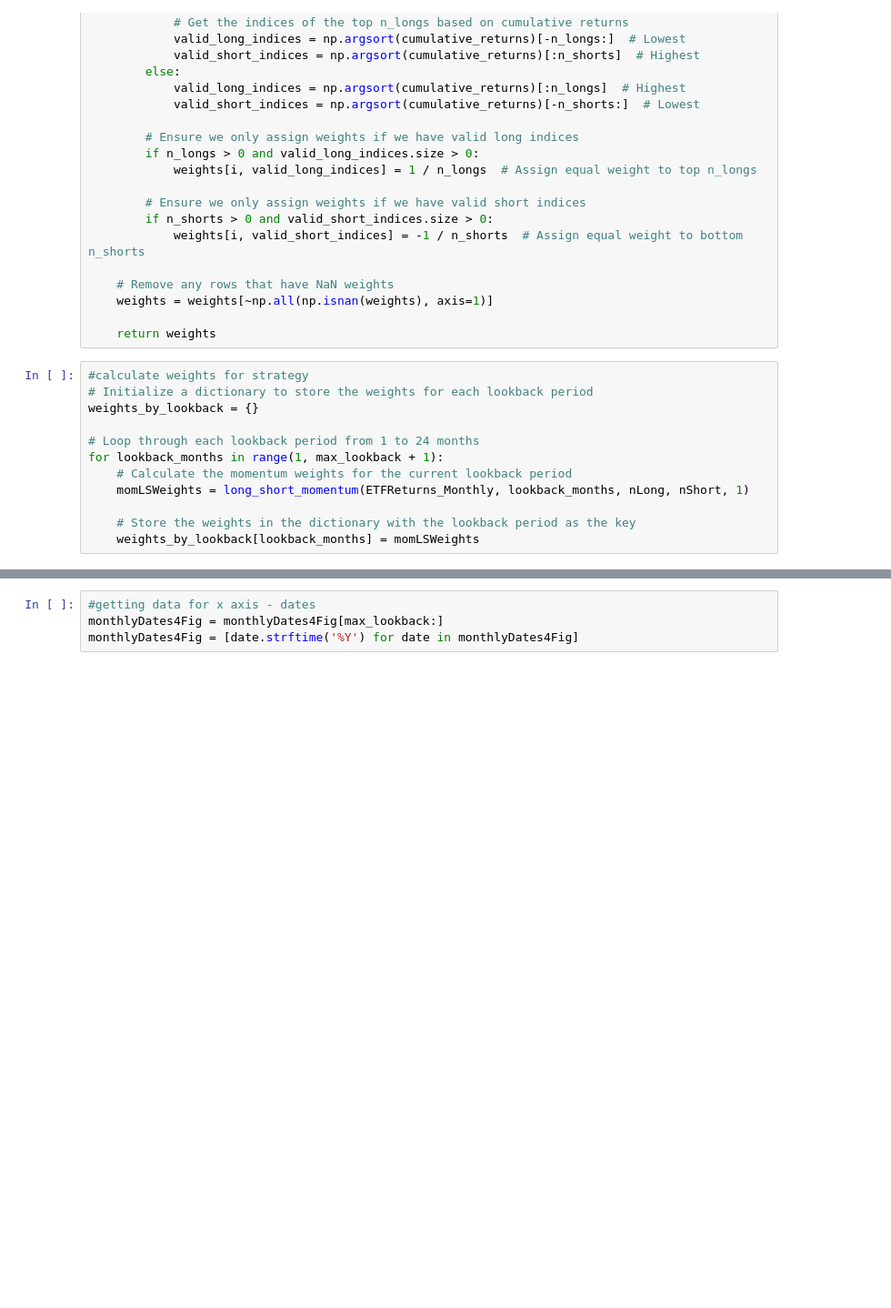
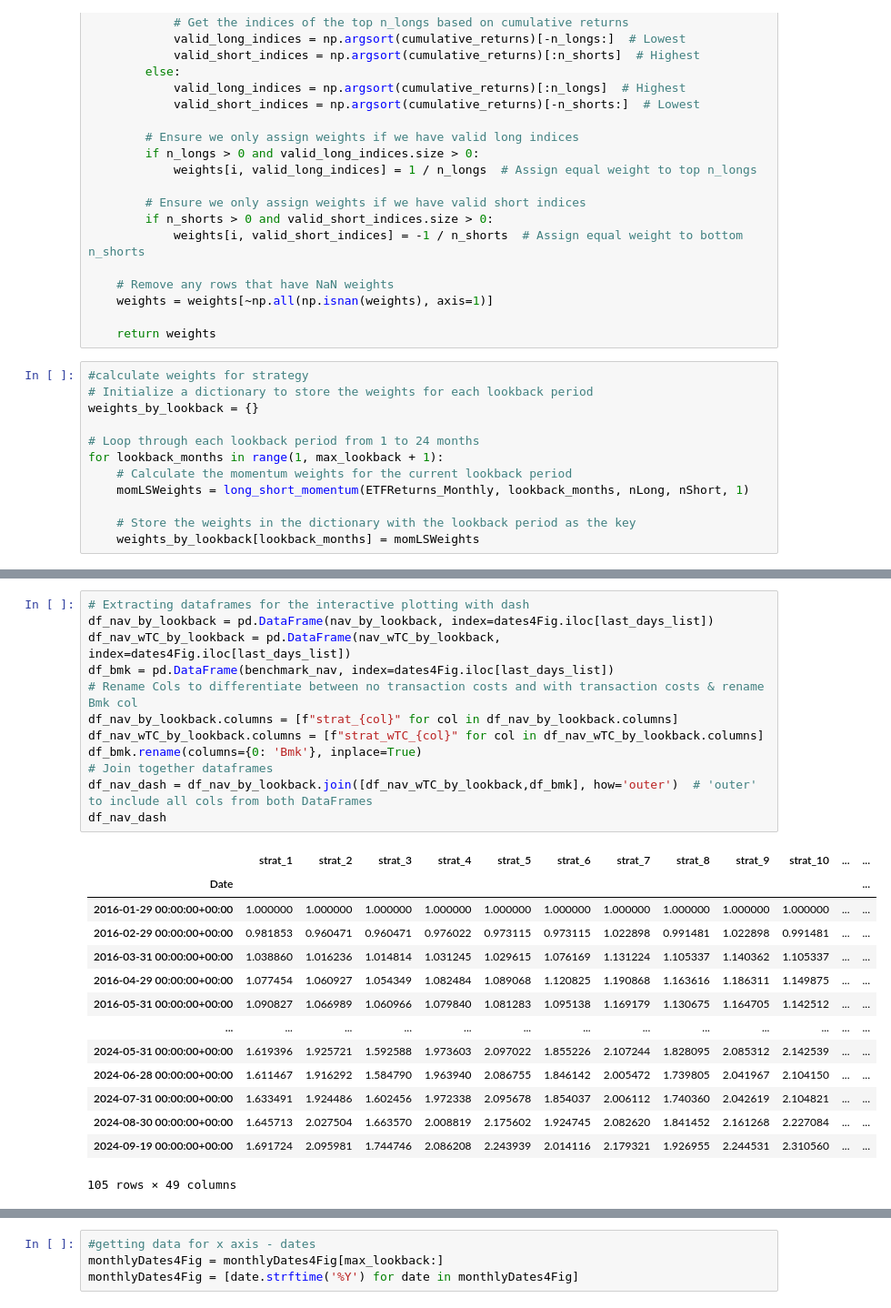
Before and after one commit to thomas0345/project_momentum, a Jupyter notebook: momentum_notebook.ipynb, the cells around one changed output, grey strips where cells are left out. Shown at 91% size. Drawn from its saved outputs; the diff is of its cells as text; blank space fills up the shorter version.

```diff
--- a/momentum_notebook.ipynb
+++ b/momentum_notebook.ipynb
@@ -541 +511,28 @@ bottom_x_lookbacks = sorted_lookbacks[:x]  # Bottom x strategies
+# %%
+# Extracting dataframes for the interactive plotting with dash
+df_nav_by_lookback = pd.DataFrame(nav_by_lookback, index=dates4Fig.iloc[last_days_list])
+df_nav_wTC_by_lookback = pd.DataFrame(nav_wTC_by_lookback, index=dates4Fig.iloc[last_days_list])
+df_bmk = pd.DataFrame(benchmark_nav, index=dates4Fig.iloc[last_days_list])
+# Rename Cols to differentiate between no transaction costs and with transaction costs & rename Bmk col
+df_nav_by_lookback.columns = [f"strat_{col}" for col in df_nav_by_lookback.columns]
+df_nav_wTC_by_lookback.columns = [f"strat_wTC_{col}" for col in df_nav_wTC_by_lookback.columns]
+df_bmk.rename(columns={0: 'Bmk'}, inplace=True)
+# Join together dataframes
+df_nav_dash = df_nav_by_lookback.join([df_nav_wTC_by_lookback,df_bmk], how='outer')  # 'outer' to include all cols from both DataFrames
+df_nav_dash
+# %% [output]
+|  | strat_1 | strat_2 | strat_3 | strat_4 | strat_5 | strat_6 | strat_7 | strat_8 | strat_9 | strat_10 | ... | ... |
+| Date |  |  |  |  |  |  |  |  |  |  |  | ... |
+| 2016-01-29 00:00:00+00:00 | 1.000000 | 1.000000 | 1.000000 | 1.000000 | 1.000000 | 1.000000 | 1.000000 | 1.000000 | 1.000000 | 1.000000 | ... | ... |
+| 2016-02-29 00:00:00+00:00 | 0.981853 | 0.960471 | 0.960471 | 0.976022 | 0.973115 | 0.973115 | 1.022898 | 0.991481 | 1.022898 | 0.991481 | ... | ... |
+| 2016-03-31 00:00:00+00:00 | 1.038860 | 1.016236 | 1.014814 | 1.031245 | 1.029615 | 1.076169 | 1.131224 | 1.105337 | 1.140362 | 1.105337 | ... | ... |
+| 2016-04-29 00:00:00+00:00 | 1.077454 | 1.060927 | 1.054349 | 1.082484 | 1.089068 | 1.120825 | 1.190868 | 1.163616 | 1.186311 | 1.149875 | ... | ... |
+| 2016-05-31 00:00:00+00:00 | 1.090827 | 1.066989 | 1.060966 | 1.079840 | 1.081283 | 1.095138 | 1.169179 | 1.130675 | 1.164705 | 1.142512 | ... | ... |
+| ... | ... | ... | ... | ... | ... | ... | ... | ... | ... | ... | ... | ... |
+| 2024-05-31 00:00:00+00:00 | 1.619396 | 1.925721 | 1.592588 | 1.973603 | 2.097022 | 1.855226 | 2.107244 | 1.828095 | 2.085312 | 2.142539 | ... | ... |
+| 2024-06-28 00:00:00+00:00 | 1.611467 | 1.916292 | 1.584790 | 1.963940 | 2.086755 | 1.846142 | 2.005472 | 1.739805 | 2.041967 | 2.104150 | ... | ... |
+| 2024-07-31 00:00:00+00:00 | 1.633491 | 1.924486 | 1.602456 | 1.972338 | 2.095678 | 1.854037 | 2.006112 | 1.740360 | 2.042619 | 2.104821 | ... | ... |
+| 2024-08-30 00:00:00+00:00 | 1.645713 | 2.027504 | 1.663570 | 2.008819 | 2.175602 | 1.924745 | 2.082620 | 1.841452 | 2.161268 | 2.227084 | ... | ... |
+| 2024-09-19 00:00:00+00:00 | 1.691724 | 2.095981 | 1.744746 | 2.086208 | 2.243939 | 2.014116 | 2.179321 | 1.926955 | 2.244531 | 2.310560 | ... | ... |
+105 rows × 49 columns
 # %%
```
Also changed, not shown: parts of 28 cells of this notebook, 6 other files.
